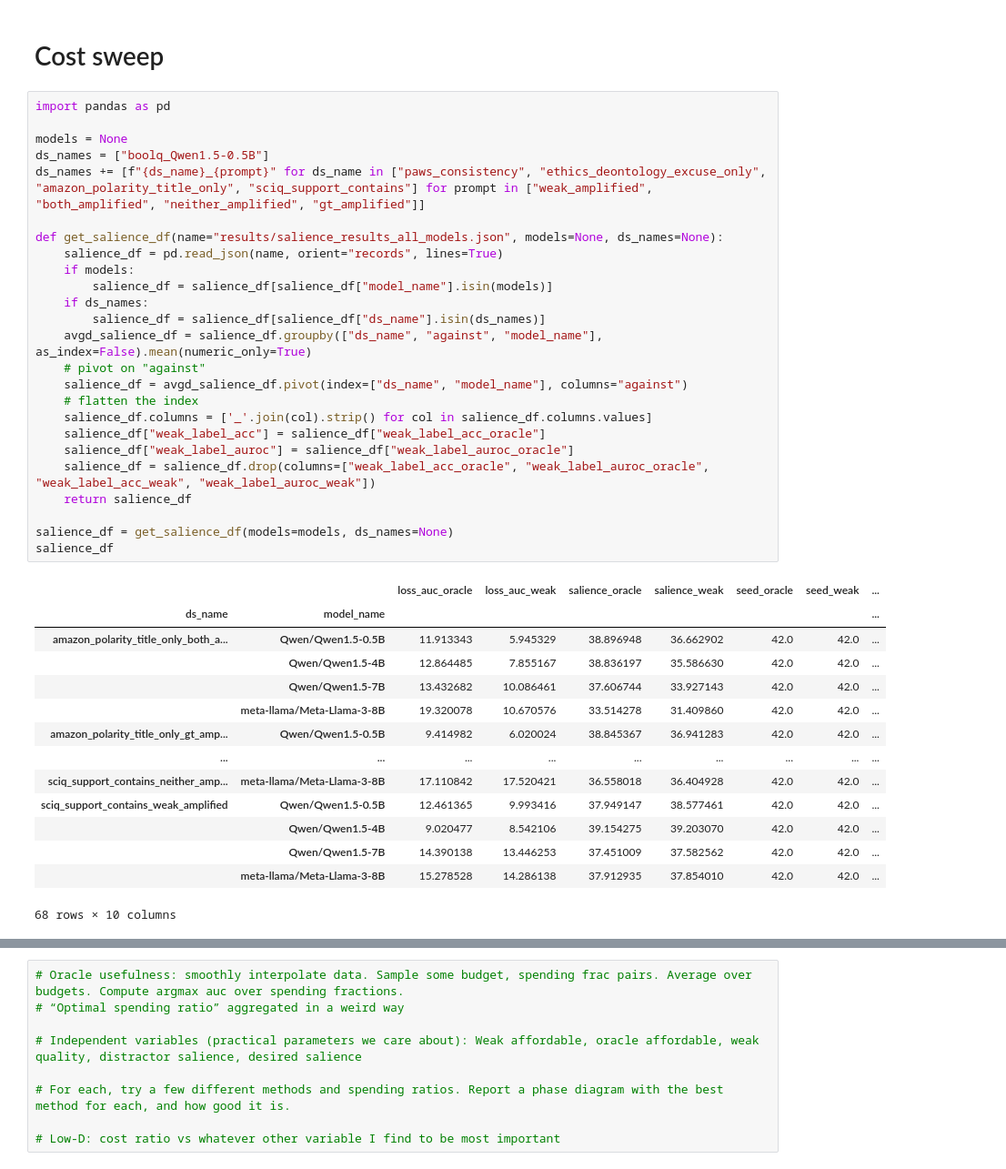
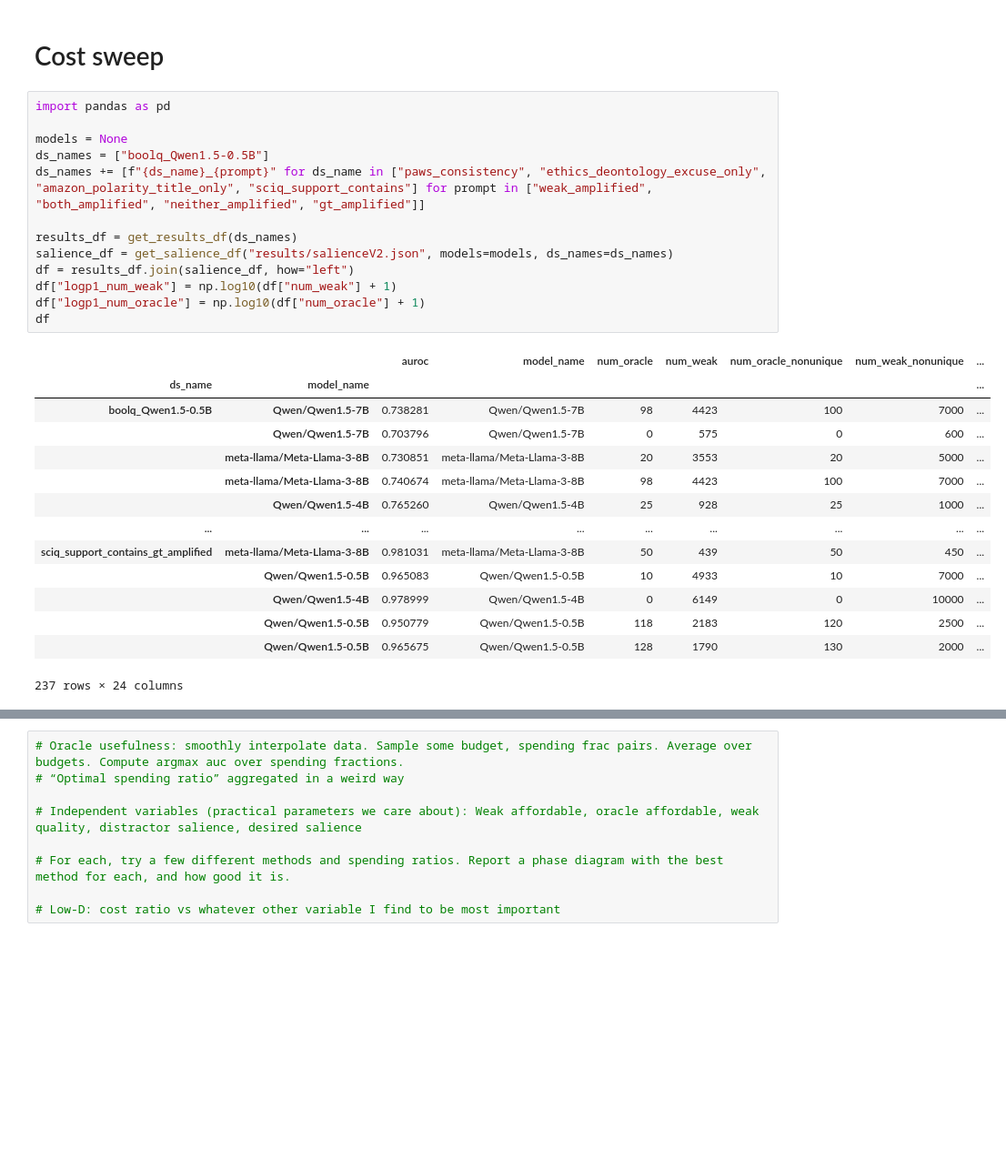
Before and after one commit to EleutherAI/scalable-elicitation, a Jupyter notebook: analysis.ipynb, the cells around one changed output, grey strips where cells are left out. Shown at 91% size. Cells and saved outputs as stored; diff of their text form; blank space fills up the shorter version.

Commit message:
early stop both

```diff
--- a/analysis.ipynb
+++ b/analysis.ipynb
@@ -185,42 +267,30 @@ Copy operation completed.
 # %% [markdown]
 # Cost sweep
-# %%
-import pandas as pd
-
-models = None
-ds_names = ["boolq_Qwen1.5-0.5B"]
-ds_names += [f"{ds_name}_{prompt}" for ds_name in ["paws_consistency", "ethics_deontology_excuse_only", "amazon_polarity_title_only", "sciq_support_contains"] for prompt in ["weak_amplified", "both_amplified", "neither_amplified", "gt_amplified"]]
-
-def get_salience_df(name="results/salience_results_all_models.json", models=None, ds_names=None):
-    salience_df = pd.read_json(name, orient="records", lines=True)
-    if models:
-        salience_df = salience_df[salience_df["model_name"].isin(models)]
-    if ds_names:
-        salience_df = salience_df[salience_df["ds_name"].isin(ds_names)]
-    avgd_salience_df = salience_df.groupby(["ds_name", "against", "model_name"], as_index=False).mean(numeric_only=True)
-    # pivot on "against"
-    salience_df = avgd_salience_df.pivot(index=["ds_name", "model_name"], columns="against")
-    # flatten the index
-    salience_df.columns = ['_'.join(col).strip() for col in salience_df.columns.values]
-    salience_df["weak_label_acc"] = salience_df["weak_label_acc_oracle"]
-    salience_df["weak_label_auroc"] = salience_df["weak_label_auroc_oracle"]
-    salience_df = salience_df.drop(columns=["weak_label_acc_oracle", "weak_label_auroc_oracle", "weak_label_acc_weak", "weak_label_auroc_weak"])
-    return salience_df
-
-salience_df = get_salience_df(models=models, ds_names=None)
-salience_df
-# %% [output]
-|  |  | loss_auc_oracle | loss_auc_weak | salience_oracle | salience_weak | seed_oracle | seed_weak | ... |
-| ds_name | model_name |  |  |  |  |  |  | ... |
-| amazon_polarity_title_only_both_a... | Qwen/Qwen1.5-0.5B | 11.913343 | 5.945329 | 38.896948 | 36.662902 | 42.0 | 42.0 | ... |
-|  | Qwen/Qwen1.5-4B | 12.864485 | 7.855167 | 38.836197 | 35.586630 | 42.0 | 42.0 | ... |
-|  | Qwen/Qwen1.5-7B | 13.432682 | 10.086461 | 37.606744 | 33.927143 | 42.0 | 42.0 | ... |
-|  | meta-llama/Meta-Llama-3-8B | 19.320078 | 10.670576 | 33.514278 | 31.409860 | 42.0 | 42.0 | ... |
-| amazon_polarity_title_only_gt_amp... | Qwen/Qwen1.5-0.5B | 9.414982 | 6.020024 | 38.845367 | 36.941283 | 42.0 | 42.0 | ... |
-| ... | ... | ... | ... | ... | ... | ... | ... | ... |
-| sciq_support_contains_neither_amp... | meta-llama/Meta-Llama-3-8B | 17.110842 | 17.520421 | 36.558018 | 36.404928 | 42.0 | 42.0 | ... |
-| sciq_support_contains_weak_amplified | Qwen/Qwen1.5-0.5B | 12.461365 | 9.993416 | 37.949147 | 38.577461 | 42.0 | 42.0 | ... |
-|  | Qwen/Qwen1.5-4B | 9.020477 | 8.542106 | 39.154275 | 39.203070 | 42.0 | 42.0 | ... |
-|  | Qwen/Qwen1.5-7B | 14.390138 | 13.446253 | 37.451009 | 37.582562 | 42.0 | 42.0 | ... |
-|  | meta-llama/Meta-Llama-3-8B | 15.278528 | 14.286138 | 37.912935 | 37.854010 | 42.0 | 42.0 | ... |
-68 rows × 10 columns
+# %%
+import pandas as pd
+
+models = None
+ds_names = ["boolq_Qwen1.5-0.5B"]
+ds_names += [f"{ds_name}_{prompt}" for ds_name in ["paws_consistency", "ethics_deontology_excuse_only", "amazon_polarity_title_only", "sciq_support_contains"] for prompt in ["weak_amplified", "both_amplified", "neither_amplified", "gt_amplified"]]
+
+results_df = get_results_df(ds_names)
+salience_df = get_salience_df("results/salienceV2.json", models=models, ds_names=ds_names)
+df = results_df.join(salience_df, how="left")
+df["logp1_num_weak"] = np.log10(df["num_weak"] + 1)
+df["logp1_num_oracle"] = np.log10(df["num_oracle"] + 1)
+df
+# %% [output]
+|  |  | auroc | model_name | num_oracle | num_weak | num_oracle_nonunique | num_weak_nonunique | ... |
+| ds_name | model_name |  |  |  |  |  |  | ... |
+| boolq_Qwen1.5-0.5B | Qwen/Qwen1.5-7B | 0.738281 | Qwen/Qwen1.5-7B | 98 | 4423 | 100 | 7000 | ... |
+|  | Qwen/Qwen1.5-7B | 0.703796 | Qwen/Qwen1.5-7B | 0 | 575 | 0 | 600 | ... |
+|  | meta-llama/Meta-Llama-3-8B | 0.730851 | meta-llama/Meta-Llama-3-8B | 20 | 3553 | 20 | 5000 | ... |
+|  | meta-llama/Meta-Llama-3-8B | 0.740674 | meta-llama/Meta-Llama-3-8B | 98 | 4423 | 100 | 7000 | ... |
+|  | Qwen/Qwen1.5-4B | 0.765260 | Qwen/Qwen1.5-4B | 25 | 928 | 25 | 1000 | ... |
+| ... | ... | ... | ... | ... | ... | ... | ... | ... |
+| sciq_support_contains_gt_amplified | meta-llama/Meta-Llama-3-8B | 0.981031 | meta-llama/Meta-Llama-3-8B | 50 | 439 | 50 | 450 | ... |
+|  | Qwen/Qwen1.5-0.5B | 0.965083 | Qwen/Qwen1.5-0.5B | 10 | 4933 | 10 | 7000 | ... |
+|  | Qwen/Qwen1.5-4B | 0.978999 | Qwen/Qwen1.5-4B | 0 | 6149 | 0 | 10000 | ... |
+|  | Qwen/Qwen1.5-0.5B | 0.950779 | Qwen/Qwen1.5-0.5B | 118 | 2183 | 120 | 2500 | ... |
+|  | Qwen/Qwen1.5-0.5B | 0.965675 | Qwen/Qwen1.5-0.5B | 128 | 1790 | 130 | 2000 | ... |
+237 rows × 24 columns
```
Also changed, not shown: parts of 17 cells of this notebook, 5 other files.
